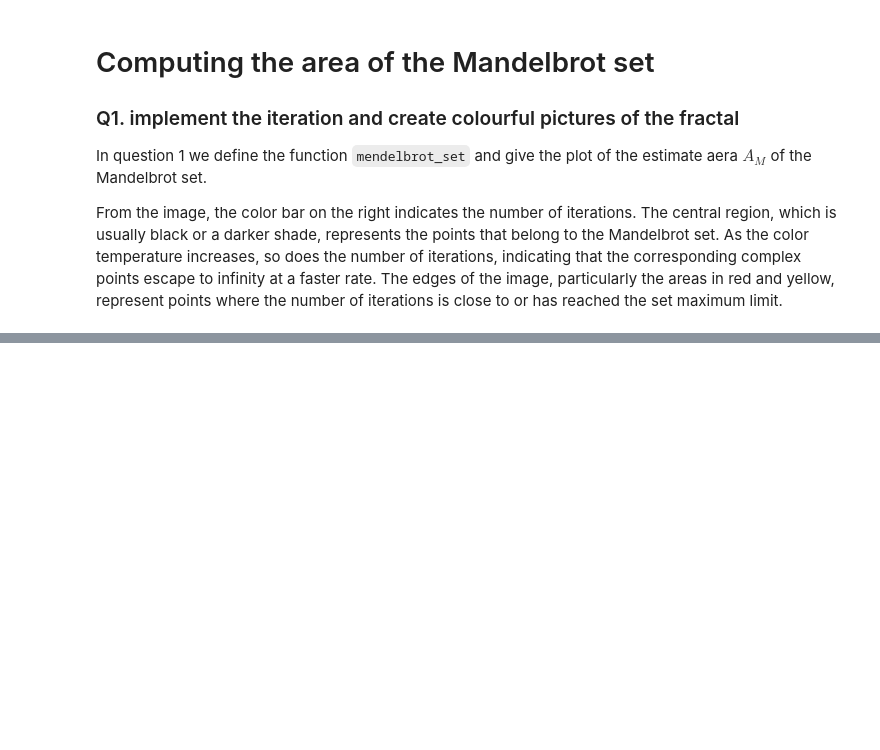
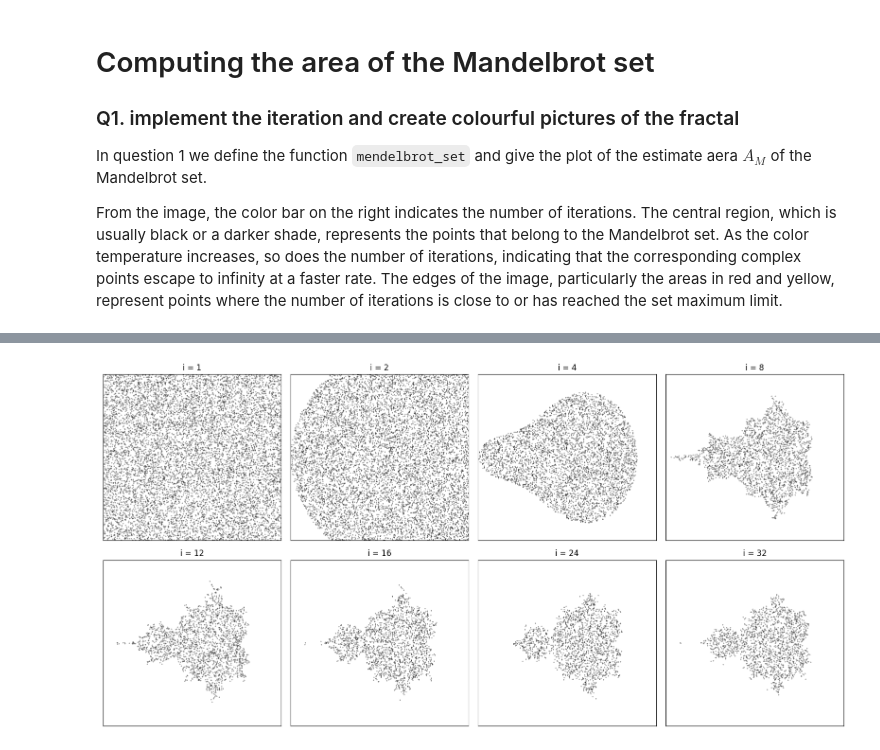
Before and after one commit to jazminli/SS-assignment1, a Jupyter notebook: q1.ipynb, the cells around one changed output, grey strips where cells are left out. Drawn from its saved outputs; the diff is of its cells as text; code cells hidden in the pictures; blank space fills up the shorter version.

```diff
--- a/q1.ipynb
+++ b/q1.ipynb
@@ -189,0 +130,42 @@ plt.show()
+# %%
+def mandelbrot(c, max_iter):
+    z = 0
+    for n in range(max_iter):
+        if abs(z) > 2:
+            return False
+        z = z * z + c
+    return True
+
+# Set up the figure and axes
+fig, axes = plt.subplots(2, 4, figsize=(16, 8), subplot_kw={'xticks': [], 'yticks': []})
+
+# Parameters for the grid
+real_bounds = [-2, 1]
+imag_bounds = [-1.5, 1.5]
+sample_size_per_subplot = 10000  # Number of points to sample per subplot
+
+# Different iteration counts
+i_values = [1, 2, 4, 8, 12, 16, 24, 32]
+
+# Generate plots
+for ax, iterations in zip(axes.flat, i_values):
+    # Sample points
+    real_samples = np.random.uniform(low=real_bounds[0], high=real_bounds[1], size=sample_size_per_subplot)
+    imag_samples = np.random.uniform(low=imag_bounds[0], high=imag_bounds[1], size=sample_size_per_subplot)
+    c_samples = real_samples + imag_samples * 1j
+
+    # Check if each sampled point is in the Mandelbrot set
+    in_set = [mandelbrot(c, iterations) for c in c_samples]
+
+    # Scatter plot for points in the Mandelbrot set
+    ax.scatter(real_samples[in_set], imag_samples[in_set], color='black', s=0.1)
+    # Set the title for the current subplot
+    ax.set_title(f'i = {iterations}')
+    ax.set_xlim(real_bounds)
+    ax.set_ylim(imag_bounds)
+
+# Adjust layout and display
+plt.tight_layout()
+plt.show()
+# %% [output]
+[figure, added]
```
Also changed, not shown: parts of 10 cells of this notebook.
